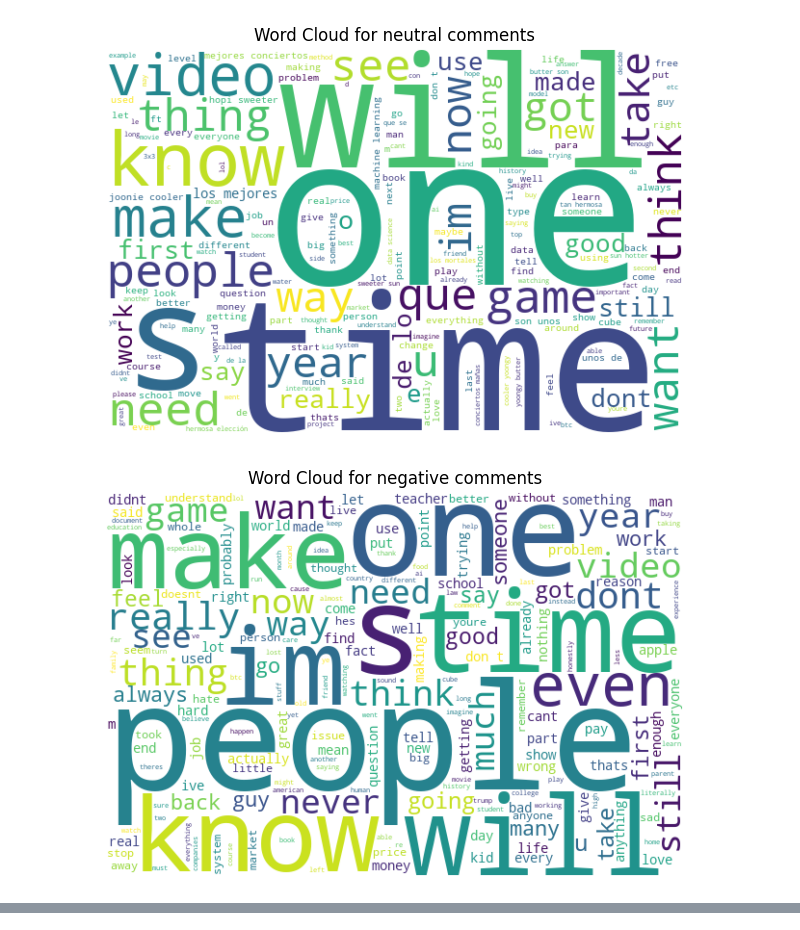
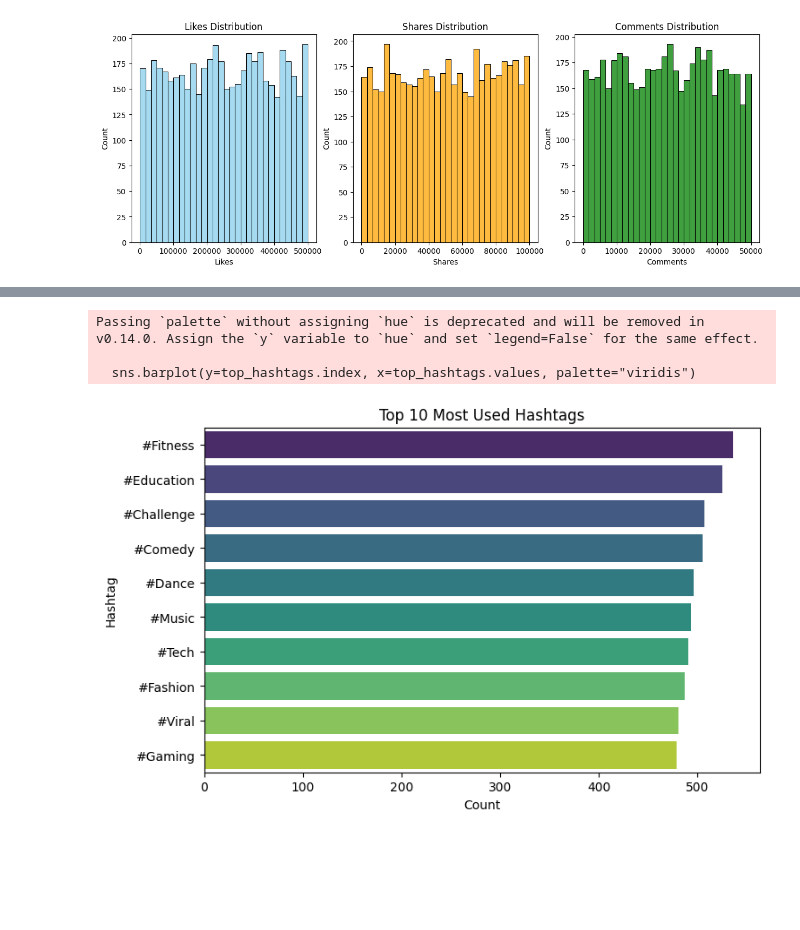
Before and after one commit to Gitanjali1909/Social-Media-Trends-Analyzer, a Jupyter notebook: notebooks/eda.ipynb, the cells around one changed output, grey strips where cells are left out. Cells and saved outputs as stored; diff of their text form; code cells hidden in the pictures; blank space fills up the shorter version.

Commit message:
Initial commit - Social Media Trends Analyzer

```diff
--- a/notebooks/eda.ipynb
+++ b/notebooks/eda.ipynb
@@ -2,6 +2,5 @@
 import pandas as pd
 import matplotlib.pyplot as plt
 import seaborn as sns
-df = pd.read_csv(r"C:\Users\gitan\OneDrive\Documents\Desktop\DS\sentiment-analyzer\data\youtubecomment.csv")
-print("Shape:", df.shape)
-df.head()
+from wordcloud import WordCloud
+df = pd.read_csv("../data/Cleaned_Viral_Social_Media_Trends.csv")
@@ -33,4 +30,5 @@ dtype: int64
 # %%
-sns.countplot(x="Sentiment", data=df, order=df['Sentiment'].value_counts().index)
-plt.title("Class Distribution")
-plt.show()
+df["Post_Date"] = pd.to_datetime(df["Post_Date"], errors="coerce")
+df["Year"] = df["Post_Date"].dt.year
+df["Month"] = df["Post_Date"].dt.month
+df["Week"] = df["Post_Date"].dt.to_period("W")
@@ -39,12 +35,2 @@ plt.show()
 # %%
-df["length"] = df["Comment"].astype(str).apply(len)
-
-print(df["length"].describe())
-
-sns.histplot(df["length"], bins=50)
-plt.title("Comment Length Distribution")
-plt.show()
-
-sns.boxplot(x="Sentiment", y="length", data=df)
-plt.title("Comment Length by Sentiment")
-plt.show()
+df["Total_Engagement"] = df["Likes"] + df["Shares"] + df["Comments"]
@@ -63,14 +37,11 @@ Name: length, dtype: float64
 # %%
-from wordcloud import WordCloud
-
-for label in df['Sentiment'].unique():
-    text = " ".join(df[df['Sentiment'] == label]['Comment'].astype(str))
-    wc = WordCloud(width=600, height=400, background_color="white").generate(text)
-    plt.figure(figsize=(8,5))
-    plt.imshow(wc, interpolation="bilinear")
-    plt.axis("off")
-    plt.title(f"Word Cloud for {label} comments")
-    plt.show()
+fig, axes = plt.subplots(1,3, figsize=(15,5))
+sns.histplot(df["Likes"], bins=30, ax=axes[0], color="skyblue")
+axes[0].set_title("Likes Distribution")
+sns.histplot(df["Shares"], bins=30, ax=axes[1], color="orange")
+axes[1].set_title("Shares Distribution")
+sns.histplot(df["Comments"], bins=30, ax=axes[2], color="green")
+axes[2].set_title("Comments Distribution")
+plt.show()
 # %% [output]
-[figure, old version]
+[figure, new version]
-[figure, removed]
@@ -77,0 +48,13 @@ for label in df['Sentiment'].unique():
+# %%
+top_hashtags = df["Hashtag"].value_counts().head(10)
+plt.figure(figsize=(8,5))
+sns.barplot(y=top_hashtags.index, x=top_hashtags.values, palette="viridis")
+plt.title("Top 10 Most Used Hashtags")
+plt.xlabel("Count")
+plt.ylabel("Hashtag")
+plt.show()
+# %% [output]
+Passing `palette` without assigning `hue` is deprecated and will be removed in v0.14.0. Assign the `y` variable to `hue` and set `legend=False` for the same effect.
+
+  sns.barplot(y=top_hashtags.index, x=top_hashtags.values, palette="viridis")
+[figure, added]
```
Also changed, not shown: parts of 10 cells of this notebook, 4 other files.
